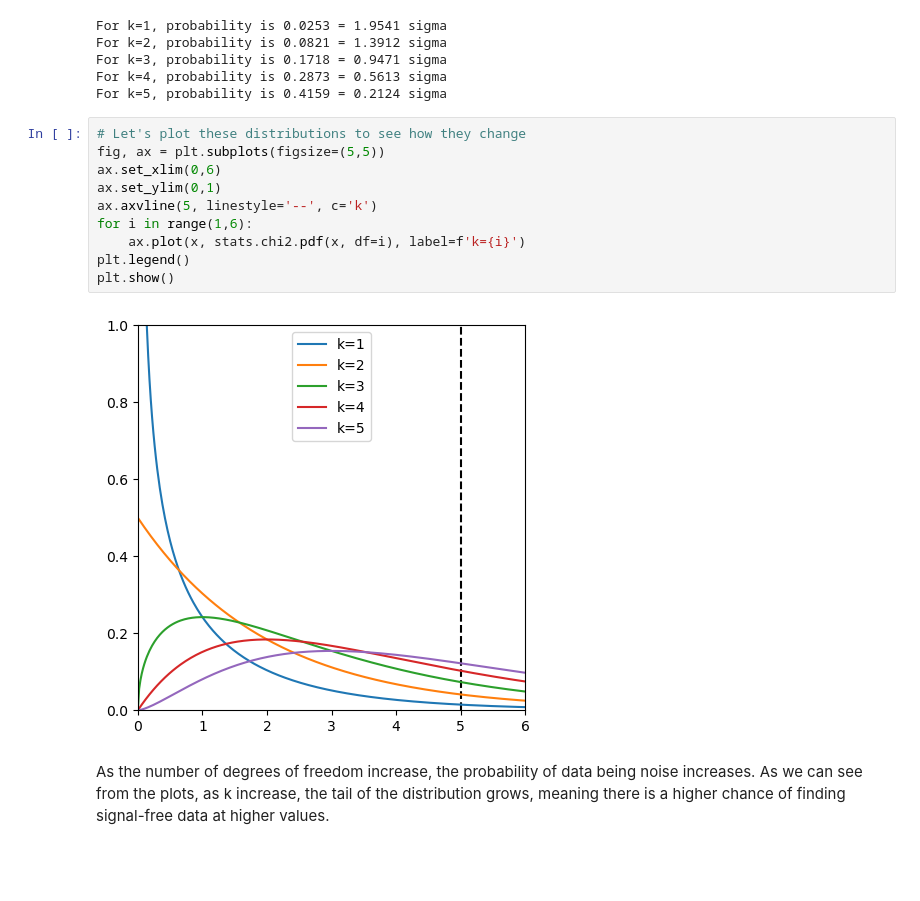
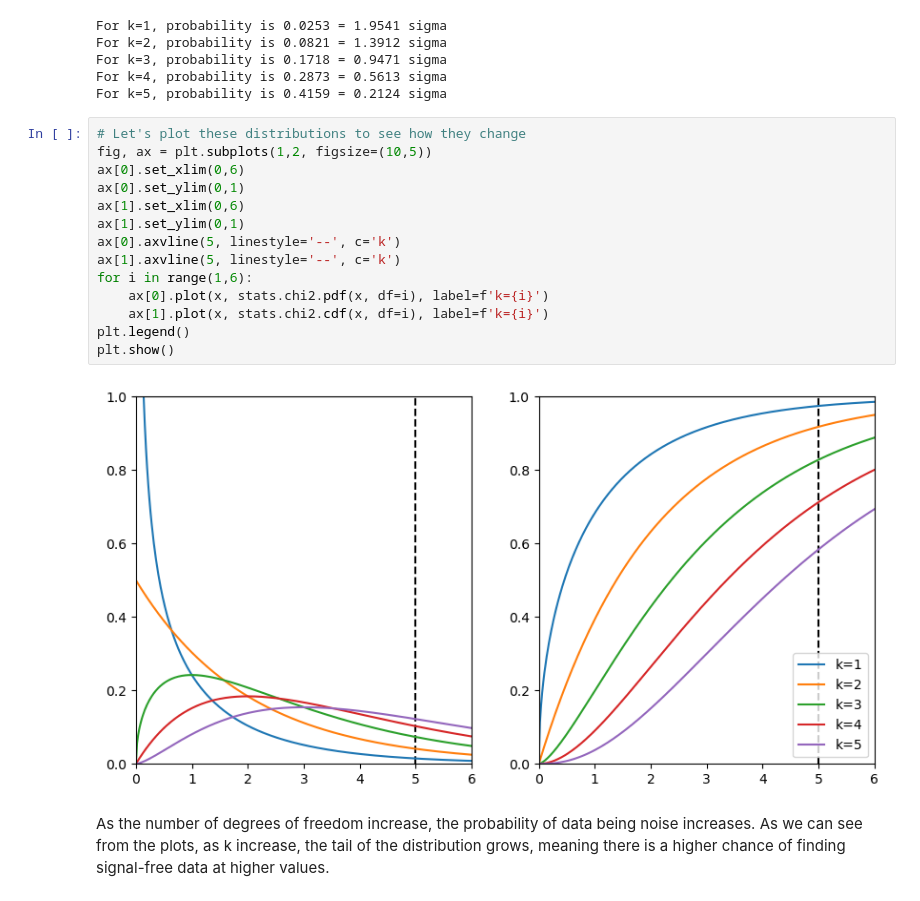
Before and after one commit to pgwart/PHYS434, a Jupyter notebook: Lab1.ipynb, the cells around one changed output. Drawn from its saved outputs; the diff is of its cells as text; blank space fills up the shorter version.

```diff
--- a/Lab1.ipynb
+++ b/Lab1.ipynb
@@ -144,15 +144,19 @@ For k=4, probability is 0.2873 = 0.5613 sigma
 For k=5, probability is 0.4159 = 0.2124 sigma
 # %%
 # Let's plot these distributions to see how they change
-fig, ax = plt.subplots(figsize=(5,5))
-ax.set_xlim(0,6)
-ax.set_ylim(0,1)
-ax.axvline(5, linestyle='--', c='k')
+fig, ax = plt.subplots(1,2, figsize=(10,5))
+ax[0].set_xlim(0,6)
+ax[0].set_ylim(0,1)
+ax[1].set_xlim(0,6)
+ax[1].set_ylim(0,1)
+ax[0].axvline(5, linestyle='--', c='k')
+ax[1].axvline(5, linestyle='--', c='k')
 for i in range(1,6):
-    ax.plot(x, stats.chi2.pdf(x, df=i), label=f'k={i}')
+    ax[0].plot(x, stats.chi2.pdf(x, df=i), label=f'k={i}')
+    ax[1].plot(x, stats.chi2.cdf(x, df=i), label=f'k={i}')
 plt.legend()
 plt.show()
 # %% [output]
-[figure, old version]
+[figure, new version]
 # %% [markdown]
 As the number of degrees of freedom increase, the probability of data being noise increases. As we can see from the plots, as k increase, the tail of the distribution grows, meaning there is a higher chance of finding signal-free data at higher values.
```
Also changed, not shown: parts of 6 cells of this notebook.
